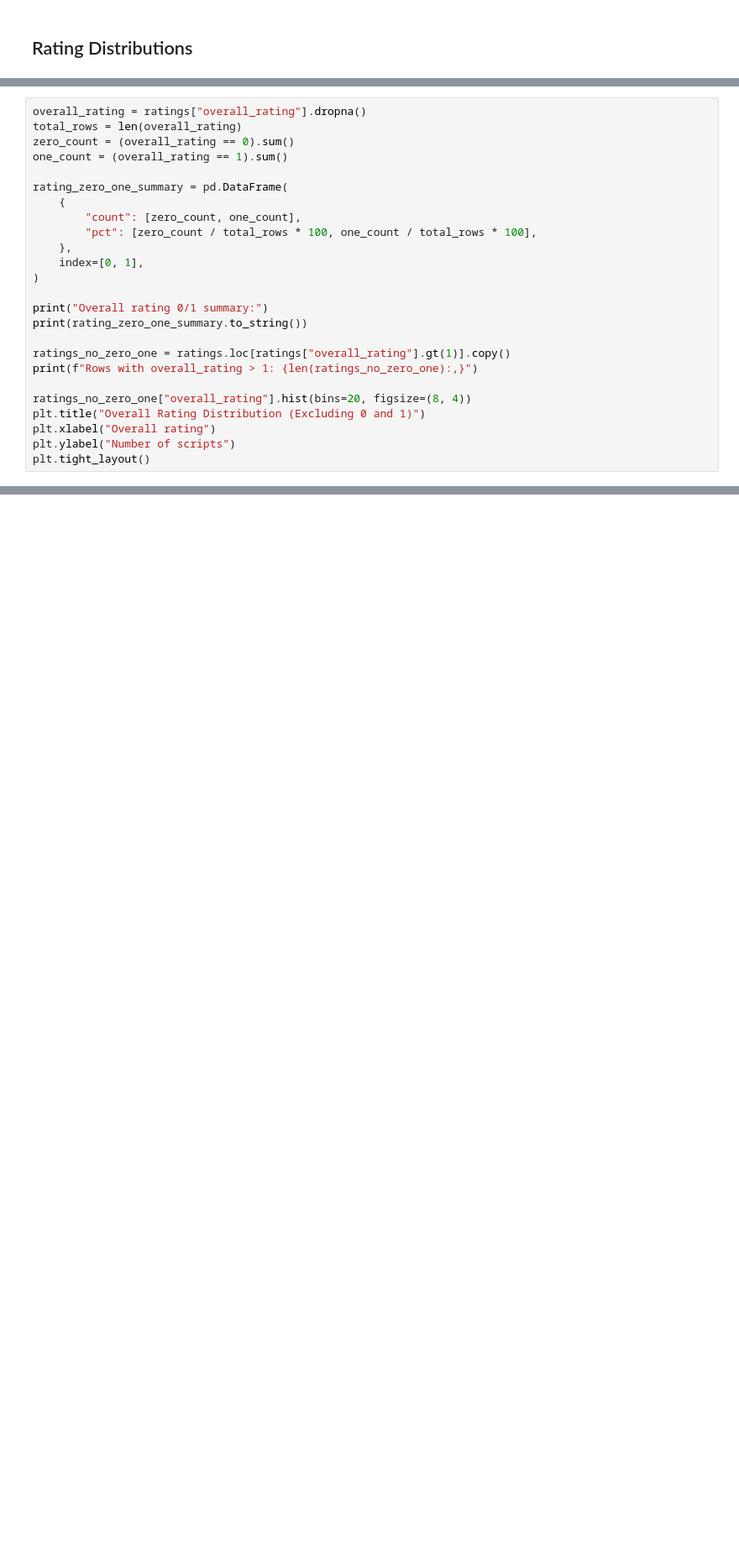
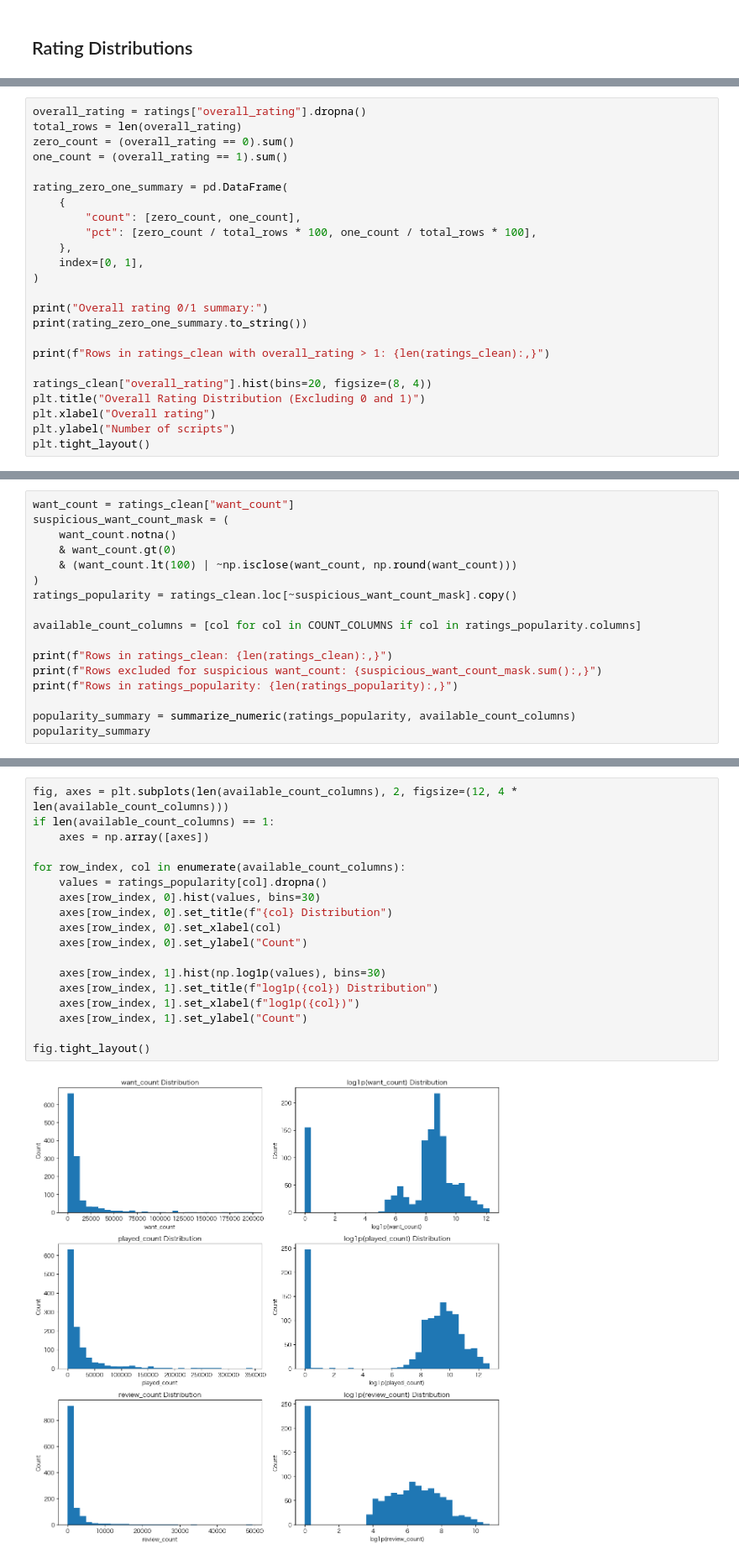
Before and after one commit to guozhan11/miquan-appium, a Jupyter notebook: ratings_descriptive_analysis.ipynb, the cells around one changed output, grey strips where cells are left out. Shown at 84% size. Cells and saved outputs as stored; diff of their text form; blank space fills up the shorter version.

```diff
--- a/ratings_descriptive_analysis.ipynb
+++ b/ratings_descriptive_analysis.ipynb
@@ -237,10 +253,9 @@ rating_zero_one_summary = pd.DataFrame(
 print("Overall rating 0/1 summary:")
 print(rating_zero_one_summary.to_string())
 
-ratings_no_zero_one = ratings.loc[ratings["overall_rating"].gt(1)].copy()
-print(f"Rows with overall_rating > 1: {len(ratings_no_zero_one):,}")
+print(f"Rows in ratings_clean with overall_rating > 1: {len(ratings_clean):,}")
 
-ratings_no_zero_one["overall_rating"].hist(bins=20, figsize=(8, 4))
+ratings_clean["overall_rating"].hist(bins=20, figsize=(8, 4))
 plt.title("Overall Rating Distribution (Excluding 0 and 1)")
 plt.xlabel("Overall rating")
 plt.ylabel("Number of scripts")
@@ -349,0 +373,17 @@ Zero-only subcategories: 故事, 难度, 互动, 本格, 变格, 恐怖, 硬核
+# %%
+want_count = ratings_clean["want_count"]
+suspicious_want_count_mask = (
+    want_count.notna()
+    & want_count.gt(0)
+    & (want_count.lt(100) | ~np.isclose(want_count, np.round(want_count)))
+)
+ratings_popularity = ratings_clean.loc[~suspicious_want_count_mask].copy()
+
+available_count_columns = [col for col in COUNT_COLUMNS if col in ratings_popularity.columns]
+
+print(f"Rows in ratings_clean: {len(ratings_clean):,}")
+print(f"Rows excluded for suspicious want_count: {suspicious_want_count_mask.sum():,}")
+print(f"Rows in ratings_popularity: {len(ratings_popularity):,}")
+
+popularity_summary = summarize_numeric(ratings_popularity, available_count_columns)
+popularity_summary
@@ -349,0 +404,20 @@ Zero-only subcategories: 故事, 难度, 互动, 本格, 变格, 恐怖, 硬核
+# %%
+fig, axes = plt.subplots(len(available_count_columns), 2, figsize=(12, 4 * len(available_count_columns)))
+if len(available_count_columns) == 1:
+    axes = np.array([axes])
+
+for row_index, col in enumerate(available_count_columns):
+    values = ratings_popularity[col].dropna()
+    axes[row_index, 0].hist(values, bins=30)
+    axes[row_index, 0].set_title(f"{col} Distribution")
+    axes[row_index, 0].set_xlabel(col)
+    axes[row_index, 0].set_ylabel("Count")
+
+    axes[row_index, 1].hist(np.log1p(values), bins=30)
+    axes[row_index, 1].set_title(f"log1p({col}) Distribution")
+    axes[row_index, 1].set_xlabel(f"log1p({col})")
+    axes[row_index, 1].set_ylabel("Count")
+
+fig.tight_layout()
+# %% [output]
+[figure, added]
```
Also changed, not shown: parts of 50 cells of this notebook, 9 other files.
